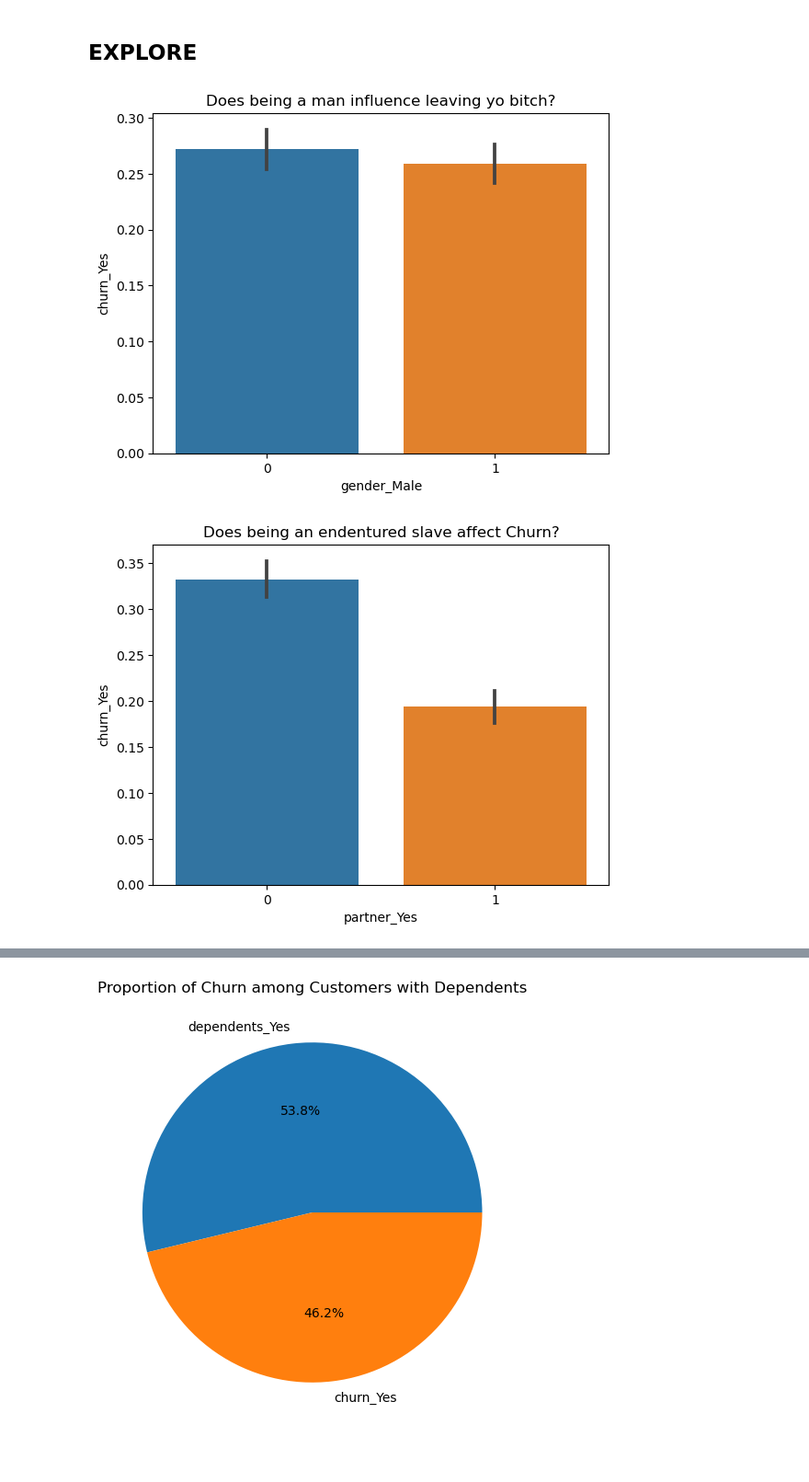
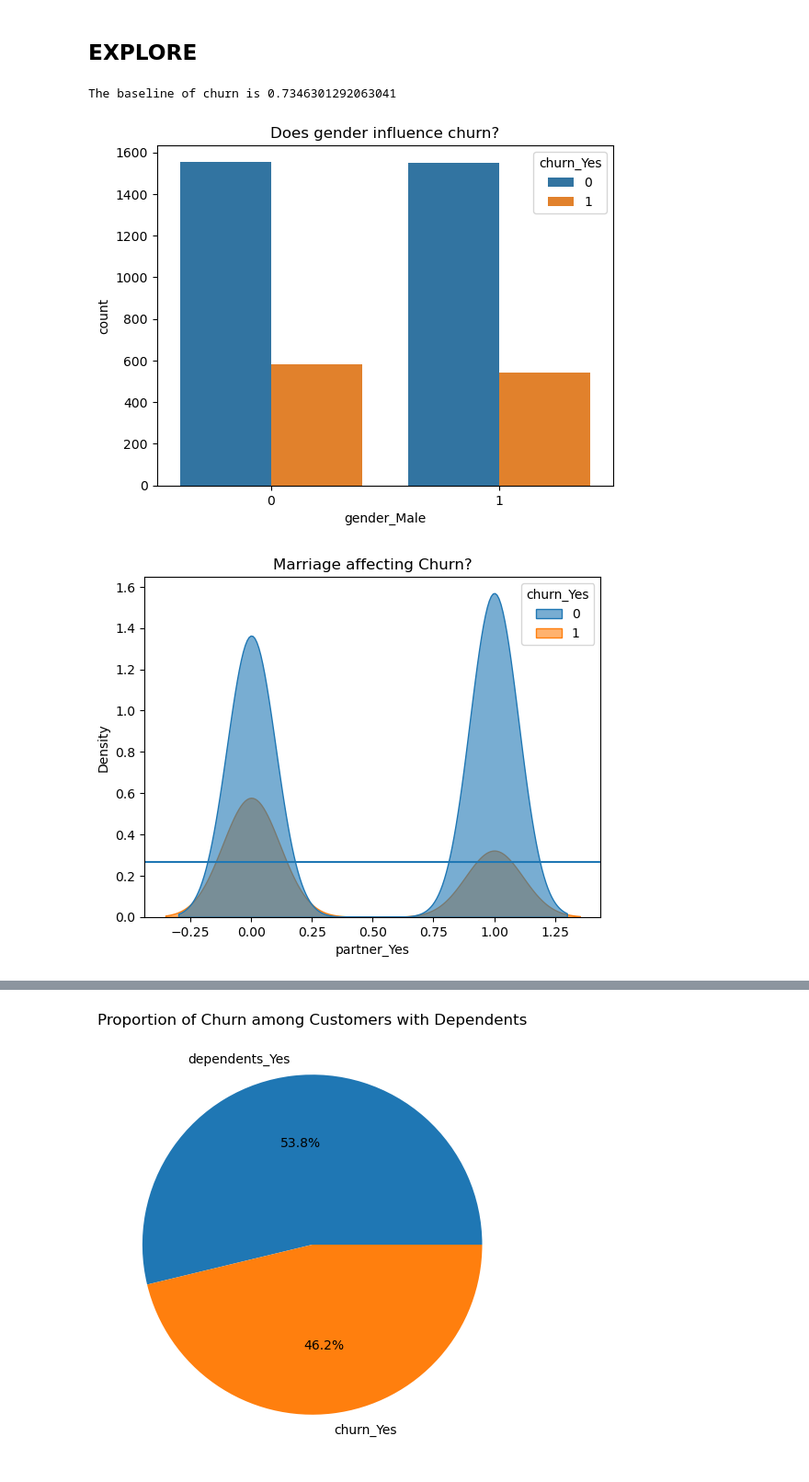
Before and after one commit to mikaul-mcdermid/Codeup-data-science, a Jupyter notebook: classification_project/MVP.ipynb, the cells around one changed output, grey strips where cells are left out. Shown: that part at 92% size. Cells and saved outputs as stored; diff of their text form; code cells hidden in the pictures.

```diff
--- a/classification_project/MVP.ipynb
+++ b/classification_project/MVP.ipynb
@@ -91,3 +100,6 @@ telco_train, telco_val, telco_test = p.splitting_data(telco, 'churn')
 train_encode, val_encode, test_encode = p.preprocess_telco(telco_train,telco_val,telco_test)
 # %%
-train_encode.info()
+#fixing the customer id column for modeling later
+train_encode = train_encode.set_index(['customer_id'])
+val_encode = val_encode.set_index(['customer_id'])
+test_encode = test_encode.set_index(['customer_id'])
@@ -176,2 +127,8 @@ memory usage: 1.1+ MB
 # %% [markdown]
 ## EXPLORE
+# %%
+#Understanding baseline
+baseline_percentage = (telco.churn == "No").mean()
+print(f'The baseline of churn is {baseline_percentage}')
+# %% [output]
+The baseline of churn is 0.7346301292063041
@@ -178,13 +138,15 @@ memory usage: 1.1+ MB
 # %%
-sns.barplot(data=train_encode, x='gender_Male', y='churn_Yes')
-plt.title("Does being a man influence leaving yo bitch?")
+#building plots for my selected features
+sns.countplot(data=train_encode, x='gender_Male', hue='churn_Yes')
+plt.title("Does gender influence churn?")
 plt.show()
 # %% [output]
-[figure, old version]
+[figure, new version]
 # %%
-sns.barplot(data=train_encode, x='partner_Yes', y='churn_Yes')
-plt.title("Does being an endentured slave affect Churn?")
+sns.kdeplot(data=train_encode, x='partner_Yes', hue='churn_Yes', fill=True, alpha=.6)
+plt.title("Marriage affecting Churn?")
+plt.axhline(population_churn, label="Population Churn Rate")
 plt.show()
 # %% [output]
-[figure, old version]
+[figure, new version]
 # %%
```
Also changed, not shown: parts of 42 cells of this notebook, 1 other file.
